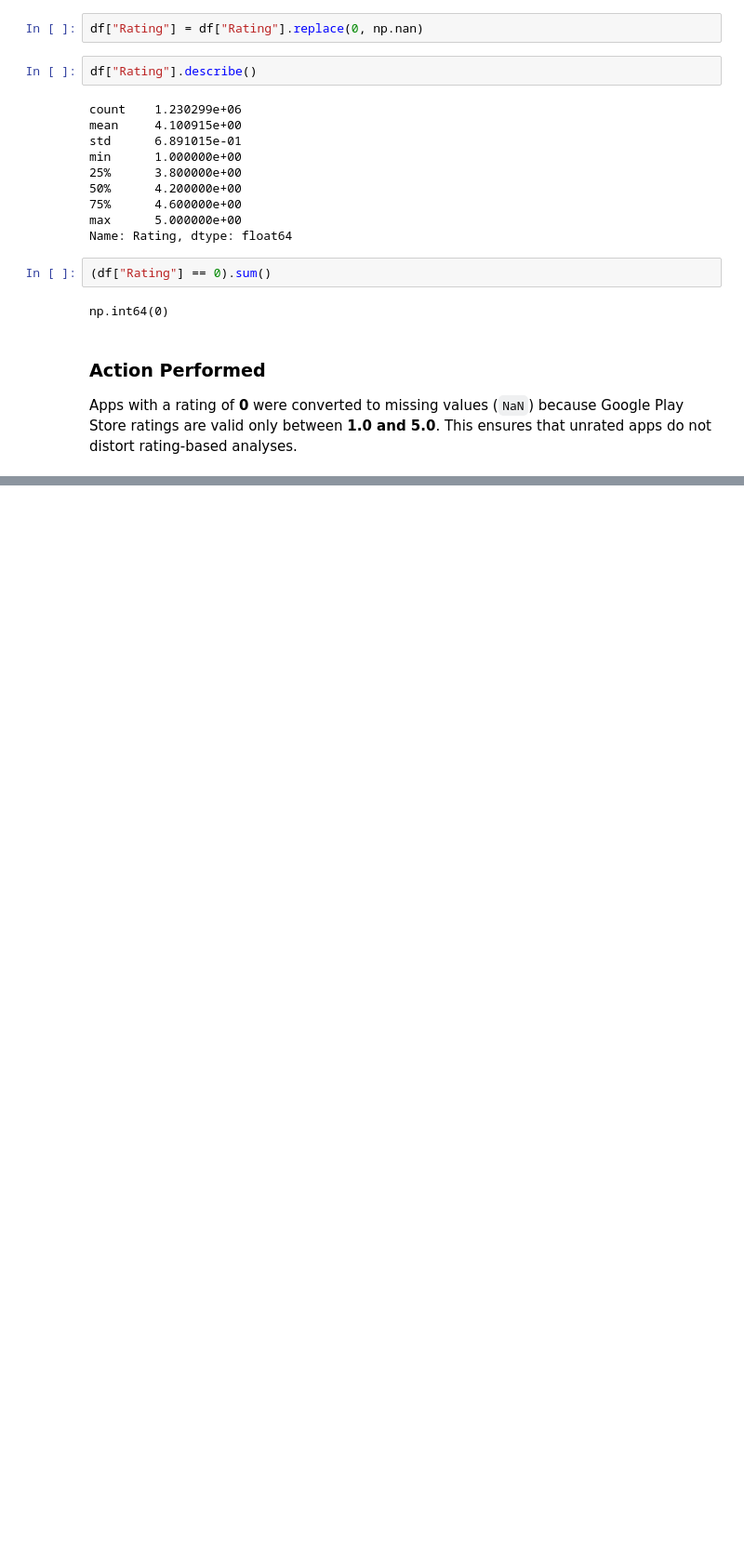
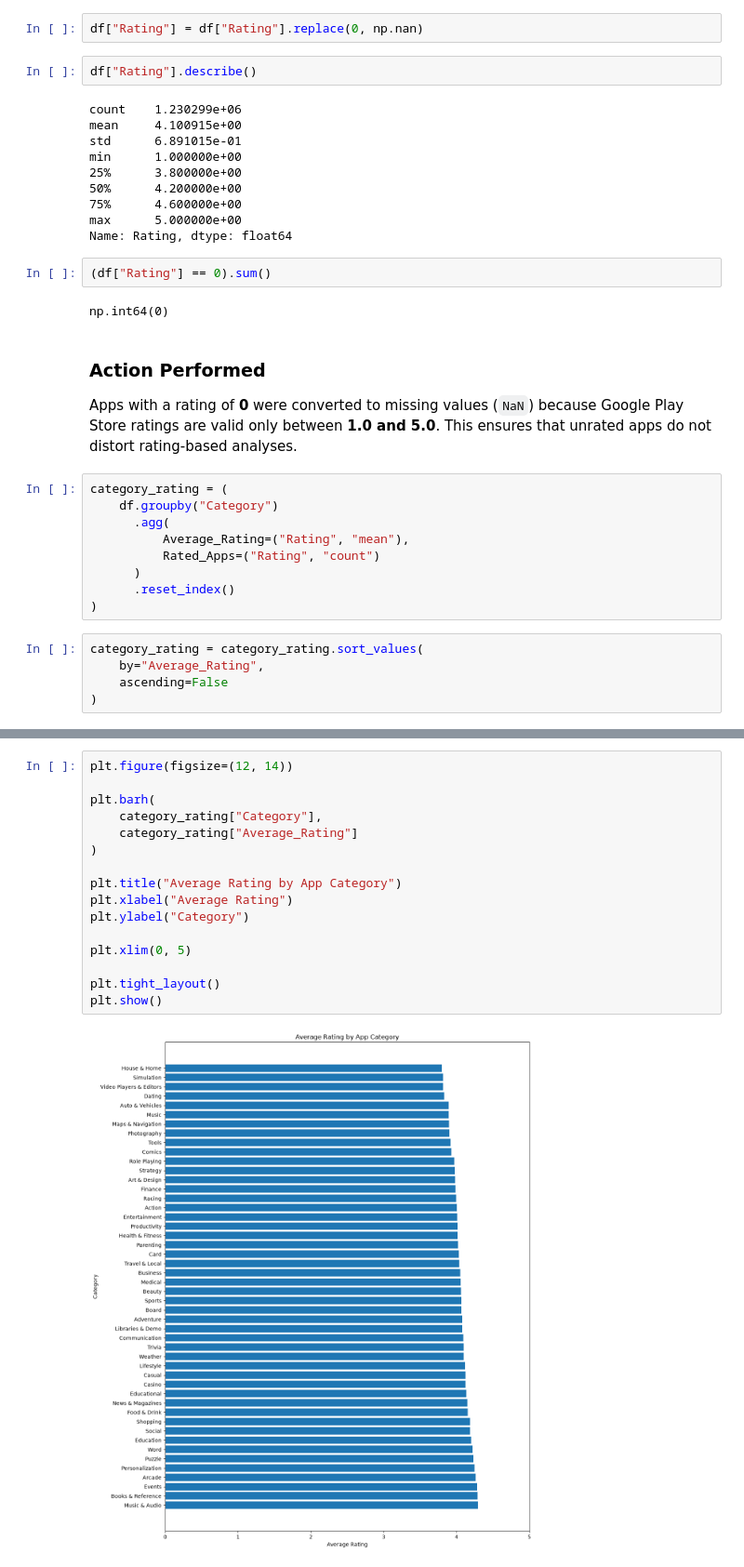
Before and after one commit to ShrutiTss/google-play-store-business-analytics, a Jupyter notebook: notebooks/04_exploratory_data_analysis.ipynb, the cells around one changed output, grey strips where cells are left out. Shown at 93% size. Saved outputs shown, nothing was run; the diff lists cells and outputs as text; blank space fills up the shorter version.

Commit message:
Analyze app ratings across categories

```diff
--- a/notebooks/04_exploratory_data_analysis.ipynb
+++ b/notebooks/04_exploratory_data_analysis.ipynb
@@ -274,3 +274,17 @@ np.int64(0)
 ### Action Performed
 
 Apps with a rating of **0** were converted to missing values (`NaN`) because Google Play Store ratings are valid only between **1.0 and 5.0**. This ensures that unrated apps do not distort rating-based analyses.
+# %%
+category_rating = (
+    df.groupby("Category")
+      .agg(
+          Average_Rating=("Rating", "mean"),
+          Rated_Apps=("Rating", "count")
+      )
+      .reset_index()
+)
+# %%
+category_rating = category_rating.sort_values(
+    by="Average_Rating",
+    ascending=False
+)
@@ -276,0 +319,18 @@ Apps with a rating of **0** were converted to missing values (`NaN`) because Goo
+# %%
+plt.figure(figsize=(12, 14))
+
+plt.barh(
+    category_rating["Category"],
+    category_rating["Average_Rating"]
+)
+
+plt.title("Average Rating by App Category")
+plt.xlabel("Average Rating")
+plt.ylabel("Category")
+
+plt.xlim(0, 5)
+
+plt.tight_layout()
+plt.show()
+# %% [output]
+[figure, added]
```
Also changed, not shown: parts of 3 cells of this notebook.
